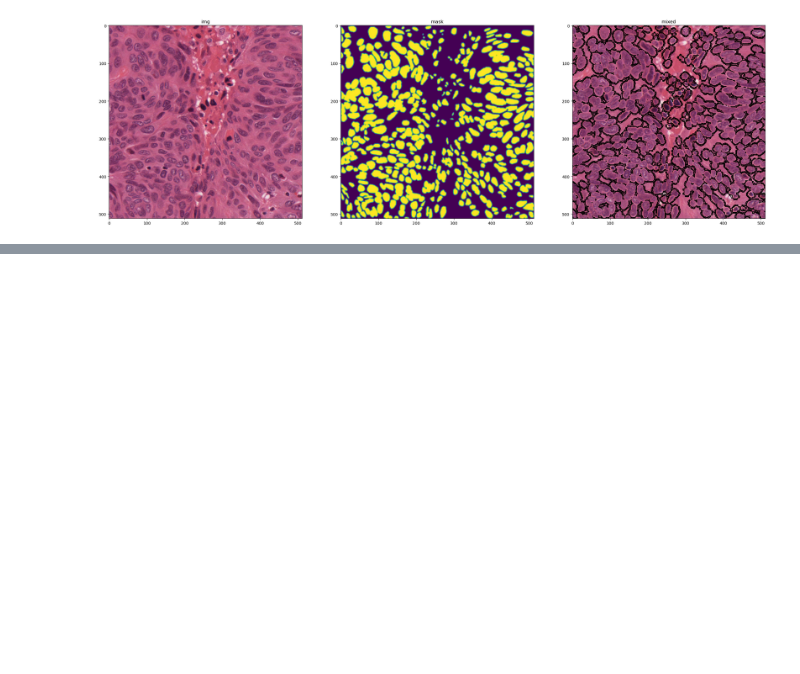
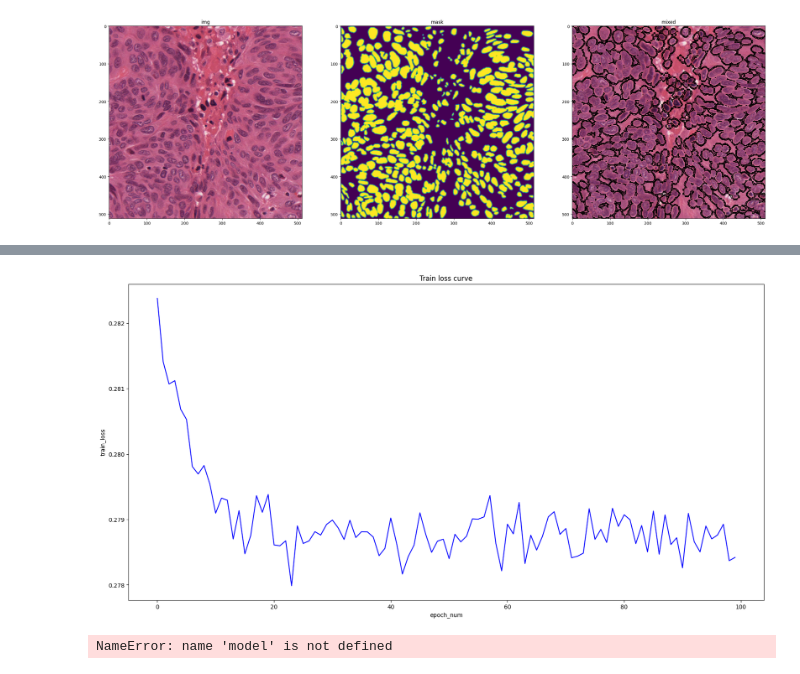
Before and after one commit to mike2367/Unet_cell_contour, a Jupyter notebook: Unet_Cell_contour/Unet.ipynb, the cells around one changed output, grey strips where cells are left out. Saved outputs shown, nothing was run; the diff lists cells and outputs as text; code cells hidden in the pictures; blank space fills up the shorter version.

Commit message:
add net structure and training

```diff
--- a/Unet_Cell_contour/Unet.ipynb
+++ b/Unet_Cell_contour/Unet.ipynb
@@ -89,0 +180,6 @@ Text(0.5, 1.0, 'mixed')
+# %%
+from torchsummary import summary
+device = torch.cuda.device('cuda')
+model = Unet()
+model = model.cuda()
+print(summary(model, (3, 512, 512)))
@@ -89,0 +267,26 @@ Text(0.5, 1.0, 'mixed')
+# %%
+# training curve
+mp.figure(figsize=(20, 10))
+mp.plot(train_loss, 'b', label='loss')
+mp.title('Train loss curve')
+mp.xlabel('epoch_num')
+mp.ylabel('train_loss')
+mp.savefig('./train_process/loss.png', format='png', dpi=200)
+
+# save the model
+torch.save(model.state_dict(), './train_process/model.pkl')
+# %% [output]
+[figure, added]
+# %%
+# model evaluation
+import cv2
+model.load_state_dict(torch.load('./train_process/model.pkl'))
+model.eval()
+model.to("cpu")
+with torch.no_grad():
+    for inputs, labels in test_loader:
+        out = model(inputs)
+        out = out.mul(255).byte().squeeze().numpy()
+        labels = labels.mul(255).byte().squeeze().numpy()
+# %% [output]
+NameError: name 'model' is not defined
```
Also changed, not shown: parts of 4 cells of this notebook, 3 other files.
